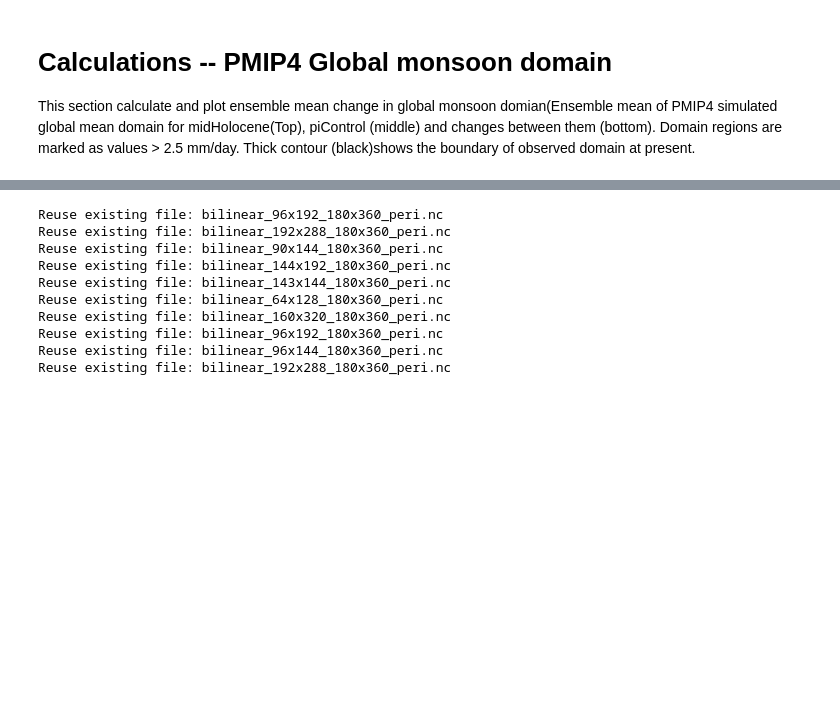
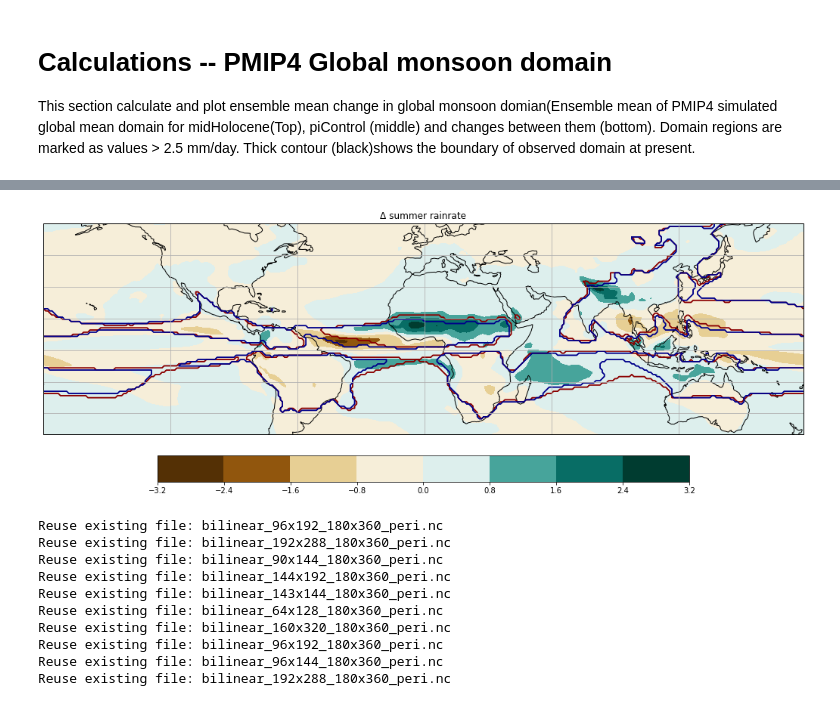
Before and after one commit to ucfahao/PMIP4-midHolocene, a Jupyter notebook: notebooks/PMIP4_MH_monsoon.ipynb, the cells around one changed output, grey strips where cells are left out. Cells and saved outputs as stored; diff of their text form; code cells hidden in the pictures; blank space fills up the shorter version.

```diff
--- a/notebooks/PMIP4_MH_monsoon.ipynb
+++ b/notebooks/PMIP4_MH_monsoon.ipynb
@@ -381,3 +326,7 @@ domian_plot(GMD_pi,experiment_name)
+# %%
+domain_diff_plot(sdiff,'summer rainrate')
+# %% [output]
+[figure, added]
 # %%
 # Ensemble mean of changes in PMIP4 global monsoon domain (midHolocene - piControl)
 
```
Also changed, not shown: parts of 15 cells of this notebook, 5 other files.
